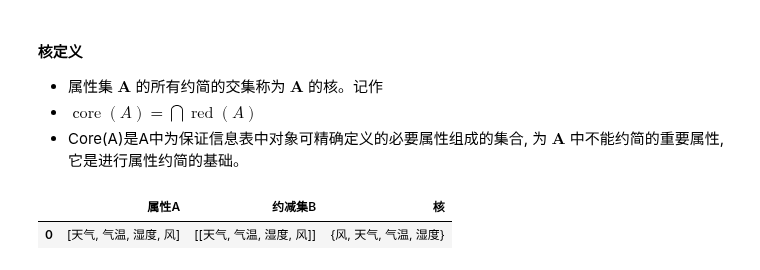
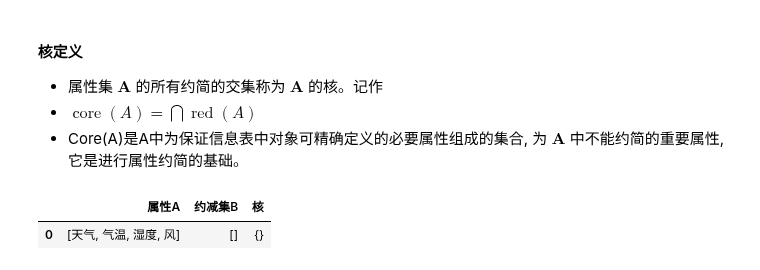
Before and after one commit to YiyaoZhang9527/Algorithm-class-at-Huai-Vocational-College, a Jupyter notebook: 数据预处理/特征选择/离散特征选择方法/粗糙集属性约减/粗糙集基础知识.ipynb, the cells around one changed output. Cells and saved outputs as stored; diff of their text form; code cells hidden in the pictures.

```diff
--- a/数据预处理/特征选择/离散特征选择方法/粗糙集属性约减/粗糙集基础知识.ipynb
+++ b/数据预处理/特征选择/离散特征选择方法/粗糙集属性约减/粗糙集基础知识.ipynb
@@ -754,32 +754,34 @@ def Kernel(U,R,A,out_dataframe=None):
         A (_type_): _description_
         out_dataframe (_type_, optional): _description_. Defaults to None.
     """
     # 排列组合所 A 成为 B 的组合列表
+    # 最大排列集合必须小于自身长度，不然会出现A于A自己 ，就会出现罗素悖论
     max_length = len(A)
     Bn = []
-    for n in range(1,max_length+1):
+
+    for n in range(1,max_length):
         Bi = list(combinations(A,n))
         for e in Bi:
             init_type = list(e)
             Bn.append(init_type)
 
     # 求所有 A的约简集的交集
     return_eq = {"属性A":[A],"约减集B":[[]],"核":[set()]}
     for B in Bn:
         isRedA = isRed(U=U,R=R,B=B,A=A)
         if isRedA==True:
             return_eq["约减集B"][0].append(B)
             for b in B:
                 return_eq["核"][0].add(b)
 
     if out_dataframe:
         return pd.DataFrame(return_eq)
 
     return return_eq
 
 A = ["天气","气温","湿度","风"]
 Kernel(U=U,R=R,A=A,out_dataframe=True)
 # list(permutations([1,2,3],2))
 # %% [output]
 |  | 属性A | 约减集B | 核 |
-| 0 | [天气, 气温, 湿度, 风] | [[天气, 气温, 湿度, 风]] | {风, 天气, 气温, 湿度} |
+| 0 | [天气, 气温, 湿度, 风] | [] | {} |
```
Also changed, not shown: 1 other file.
